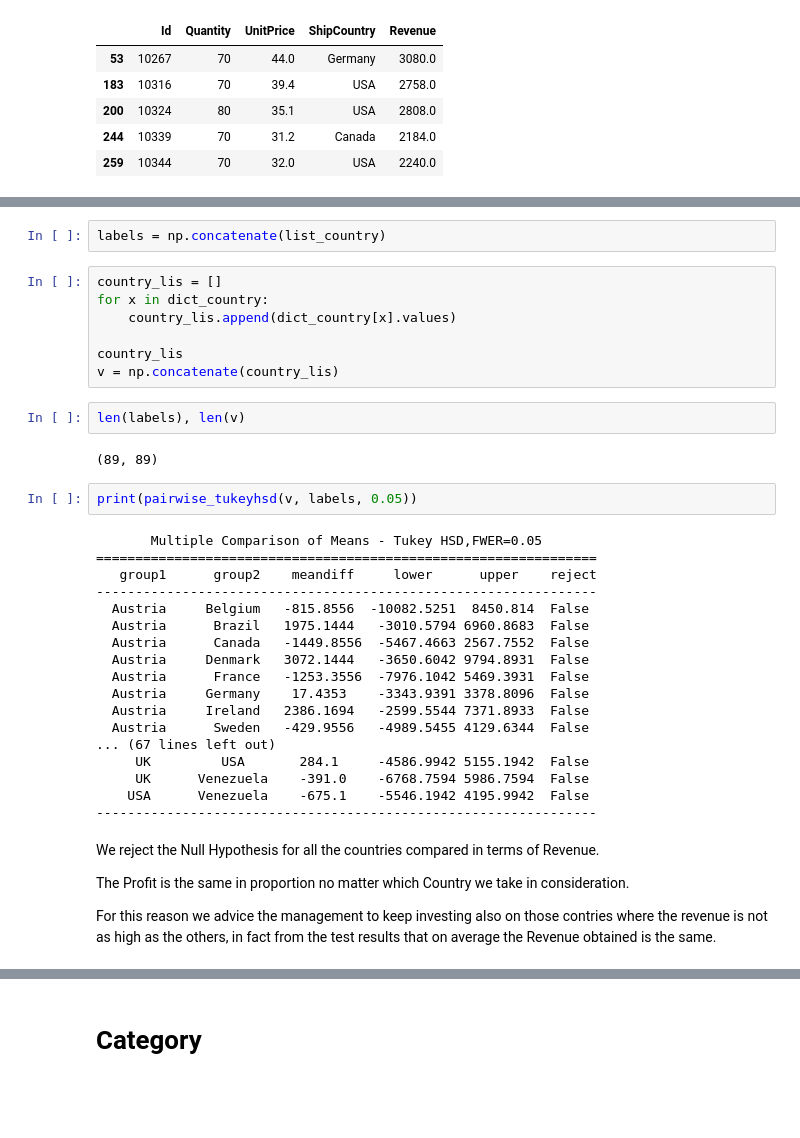
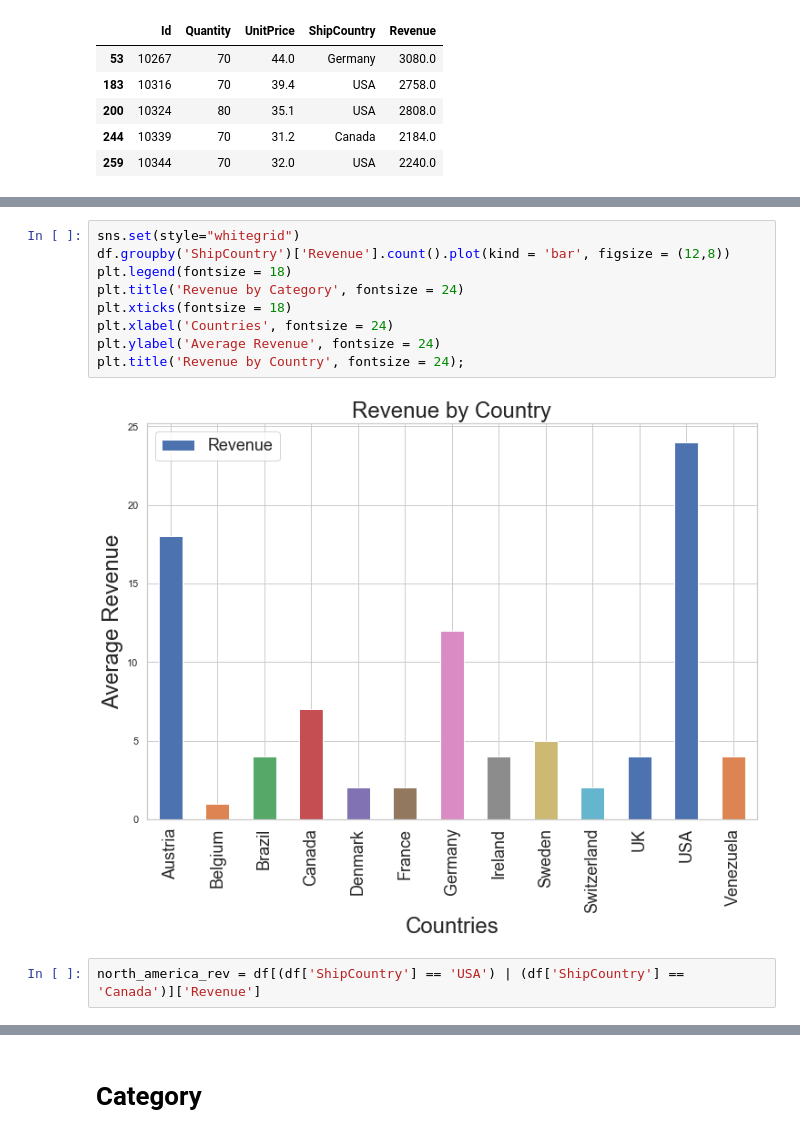
Before and after one commit to illumi91/mod_3_project, a Jupyter notebook: Project_Northwind_db.ipynb, the cells around one changed output, grey strips where cells are left out. Cells and saved outputs as stored; diff of their text form; blank space fills up the shorter version.

```diff
--- a/Project_Northwind_db.ipynb
+++ b/Project_Northwind_db.ipynb
@@ -1017,39 +954,13 @@ for x in dict_country:
-# %%
-labels = np.concatenate(list_country)
-# %%
-country_lis = []
-for x in dict_country:
-    country_lis.append(dict_country[x].values)
-
-country_lis
-v = np.concatenate(country_lis)
-# %%
-len(labels), len(v)
-# %% [output]
-(89, 89)
-# %%
-print(pairwise_tukeyhsd(v, labels, 0.05))
-# %% [output]
-       Multiple Comparison of Means - Tukey HSD,FWER=0.05
-================================================================
-   group1      group2    meandiff     lower      upper    reject
-----------------------------------------------------------------
-  Austria     Belgium   -815.8556  -10082.5251  8450.814  False
-  Austria      Brazil   1975.1444   -3010.5794 6960.8683  False
-  Austria      Canada   -1449.8556  -5467.4663 2567.7552  False
-  Austria     Denmark   3072.1444   -3650.6042 9794.8931  False
-  Austria      France   -1253.3556  -7976.1042 5469.3931  False
-  Austria     Germany    17.4353    -3343.9391 3378.8096  False
-  Austria     Ireland   2386.1694   -2599.5544 7371.8933  False
-  Austria      Sweden   -429.9556   -4989.5455 4129.6344  False
-... (67 lines left out)
-     UK         USA       284.1     -4586.9942 5155.1942  False
-     UK      Venezuela    -391.0    -6768.7594 5986.7594  False
-    USA      Venezuela    -675.1    -5546.1942 4195.9942  False
-----------------------------------------------------------------
-# %% [markdown]
-We reject the Null Hypothesis for all the countries compared in terms of Revenue.
-
-The Profit is the same in proportion no matter which Country we take in consideration.
-
-For this reason we advice the management to keep investing also on those contries where the revenue is not as high as the others, in fact from the test results that on average the Revenue obtained is the same.
+# %%
+sns.set(style="whitegrid")
+df.groupby('ShipCountry')['Revenue'].count().plot(kind = 'bar', figsize = (12,8))
+plt.legend(fontsize = 18)
+plt.title('Revenue by Category', fontsize = 24)
+plt.xticks(fontsize = 18)
+plt.xlabel('Countries', fontsize = 24)
+plt.ylabel('Average Revenue', fontsize = 24)
+plt.title('Revenue by Country', fontsize = 24);
+# %% [output]
+[figure, added]
+# %%
+north_america_rev = df[(df['ShipCountry'] == 'USA') | (df['ShipCountry'] == 'Canada')]['Revenue']
```
Also changed, not shown: parts of 26 cells of this notebook.
